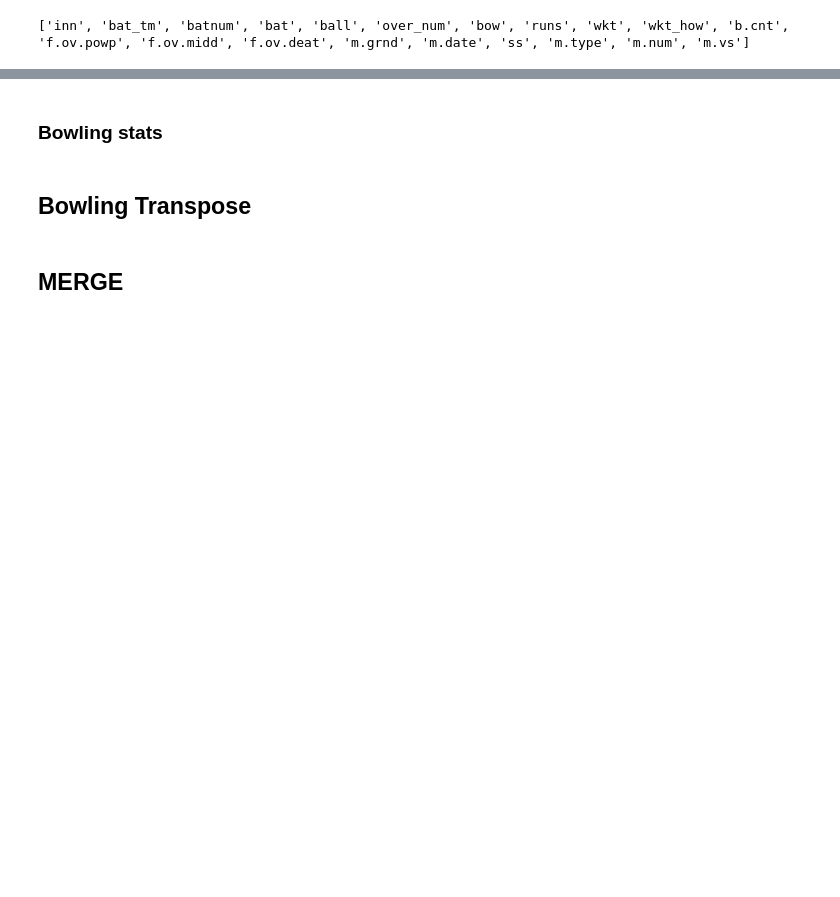
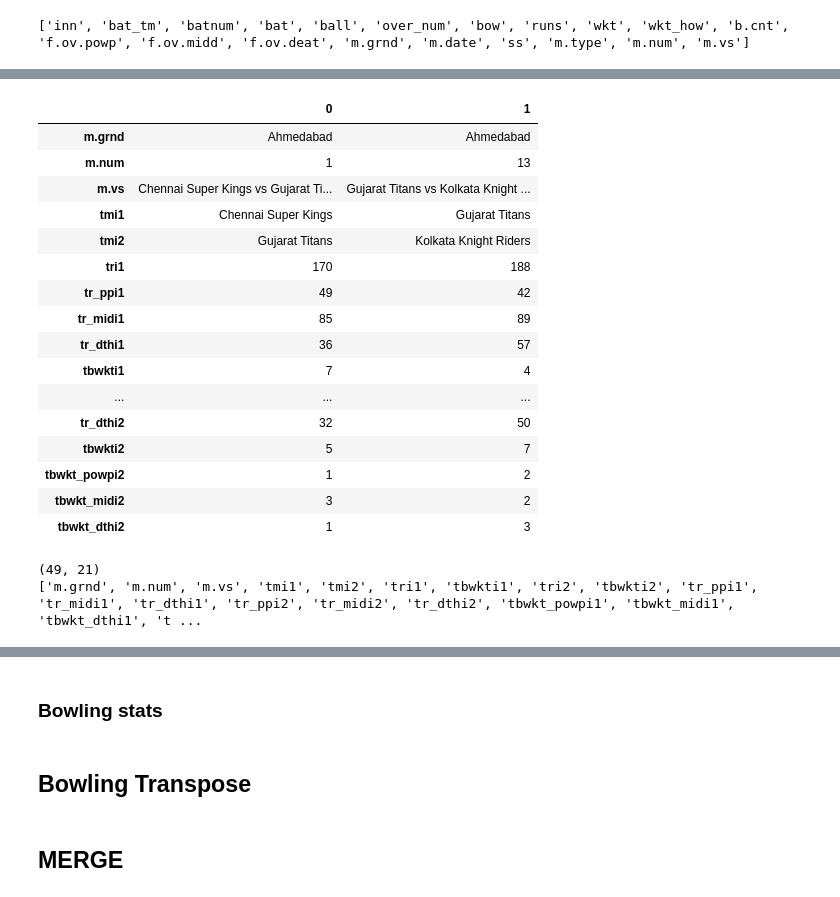
Before and after one commit to ageofthegit/cricket-fantasy-ipl23, a Jupyter notebook: IPL/Code/C02_02_gstats.ipynb, the cells around one changed output, grey strips where cells are left out. Drawn from its saved outputs; the diff is of its cells as text; code cells hidden in the pictures; blank space fills up the shorter version.

```diff
--- a/IPL/Code/C02_03_Stats by Team.ipynb
+++ b/IPL/Code/C02_02_gstats.ipynb
@@ -256,0 +222,11 @@ print(batting_match_level_df.columns.values.tolist())
+# %%
+
+## Drop cols
+
+cols_bat = ['tbf', 'tbf_pp' ,'tbf_mid' ,'tbf_dth' ,'tbinn', 'tout_pp','tout_mid','tout_dth']
+cols_bow = ['tbb', 'tbrc' ,'tbov', 'tbrc_powp','tbrc_mid', 'tbrc_dth' ]
+# %%
+
+gdata = grnd_level_df.drop(columns = cols_bat + cols_bow)
+
+print(gdata.columns.values.tolist())
@@ -256,0 +238,12 @@ print(batting_match_level_df.columns.values.tolist())
+# %%
+
+i1_cols_drop = ['inn']
+i2_cols_drop = ['inn','bat_tm','bow_tm']
+
+gdata_i1 = gdata[gdata.inn == 1].drop(columns = i1_cols_drop).rename(columns = {'bat_tm':'tmi1', 'bow_tm':'tmi2'})
+print(gdata_i1.columns.values.tolist())
+
+print()
+
+gdata_i2 = gdata[gdata.inn == 2].drop(columns = i2_cols_drop)
+print(gdata_i2.columns.values.tolist())
@@ -256,0 +254,11 @@ print(batting_match_level_df.columns.values.tolist())
+# %%
+
+print(gdata.shape)
+print(gdata_i1.shape)
+print(gdata_i2.shape)
+
+gmain = pd.merge(gdata_i1, gdata_i2, on = ['m.grnd','m.num','m.vs'], suffixes = ['i1','i2'] )
+
+print()
+print(gmain.shape)
+print(gmain.columns.values.tolist())
@@ -256,0 +272,39 @@ print(batting_match_level_df.columns.values.tolist())
+# %%
+
+display(gmain.head(2).transpose())
+# %% [output]
+|  | 0 | 1 |
+| m.grnd | Ahmedabad | Ahmedabad |
+| m.num | 1 | 13 |
+| m.vs | Chennai Super Kings vs Gujarat Ti... | Gujarat Titans vs Kolkata Knight ... |
+| tmi1 | Chennai Super Kings | Gujarat Titans |
+| tmi2 | Gujarat Titans | Kolkata Knight Riders |
+| tri1 | 170 | 188 |
+| tr_ppi1 | 49 | 42 |
+| tr_midi1 | 85 | 89 |
+| tr_dthi1 | 36 | 57 |
+| tbwkti1 | 7 | 4 |
+| ... | ... | ... |
+| tr_dthi2 | 32 | 50 |
+| tbwkti2 | 5 | 7 |
+| tbwkt_powpi2 | 1 | 2 |
+| tbwkt_midi2 | 3 | 2 |
+| tbwkt_dthi2 | 1 | 3 |
+# %%
+
+# Reorder columns before export
+
+new_column_order = ['m.grnd', 'm.num', 'm.vs', 'tmi1', 'tmi2'\
+                    , 'tri1', 'tbwkti1', 'tri2', 'tbwkti2'\
+                    , 'tr_ppi1', 'tr_midi1', 'tr_dthi1'\
+                    , 'tr_ppi2', 'tr_midi2', 'tr_dthi2'\
+                    , 'tbwkt_powpi1', 'tbwkt_midi1', 'tbwkt_dthi1'\
+                    , 'tbwkt_powpi2', 'tbwkt_midi2', 'tbwkt_dthi2']
+
+gexp = gmain.reindex(columns=new_column_order)
+
+print(gexp.shape)
+print(gexp.columns.values.tolist())
+# %% [output]
+(49, 21)
+['m.grnd', 'm.num', 'm.vs', 'tmi1', 'tmi2', 'tri1', 'tbwkti1', 'tri2', 'tbwkti2', 'tr_ppi1', 'tr_midi1', 'tr_dthi1', 'tr_ppi2', 'tr_midi2', 'tr_dthi2', 'tbwkt_powpi1', 'tbwkt_midi1', 'tbwkt_dthi1', 't ...
```
Also changed, not shown: parts of 62 cells of this notebook, 46 other files.
